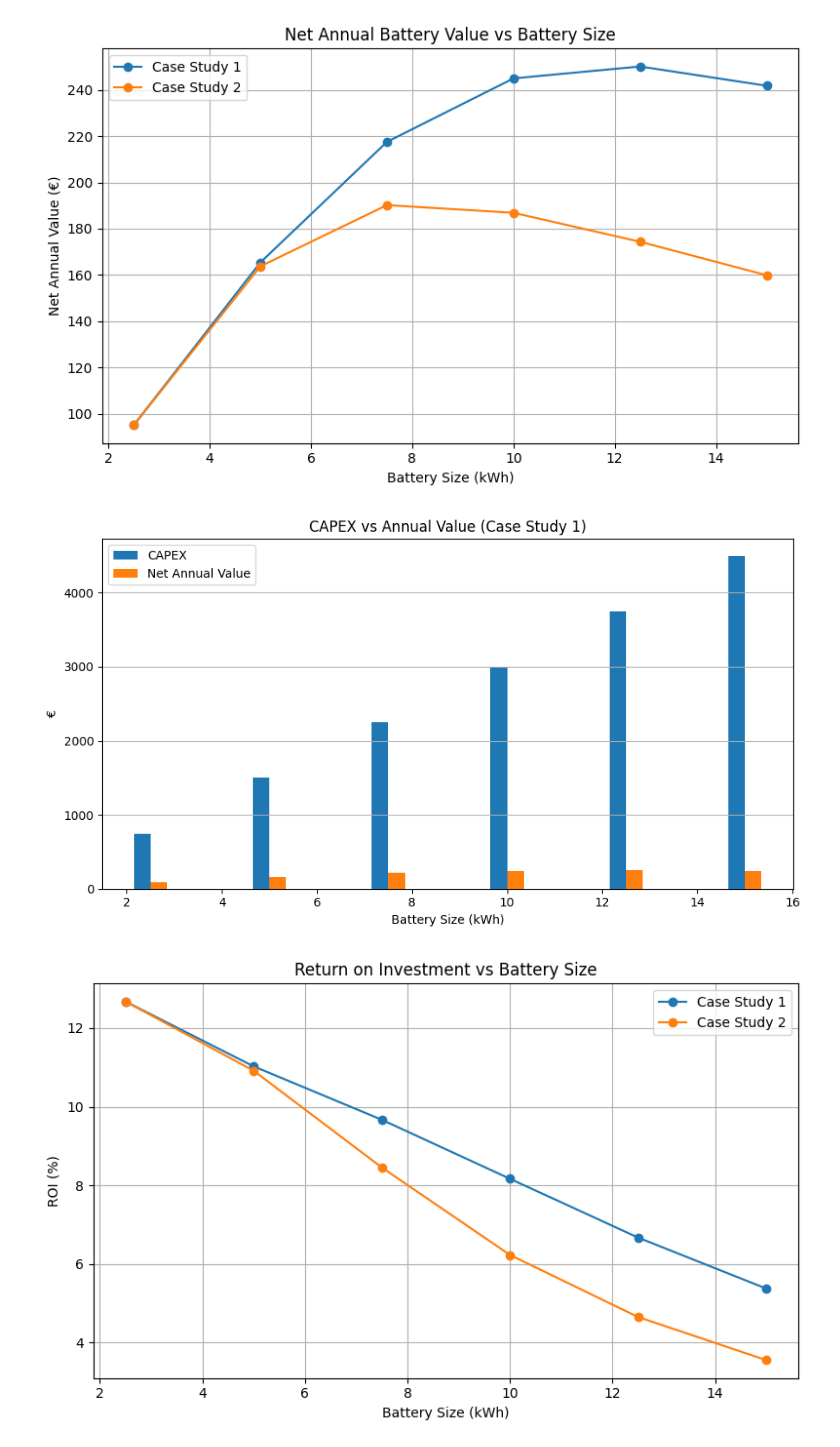
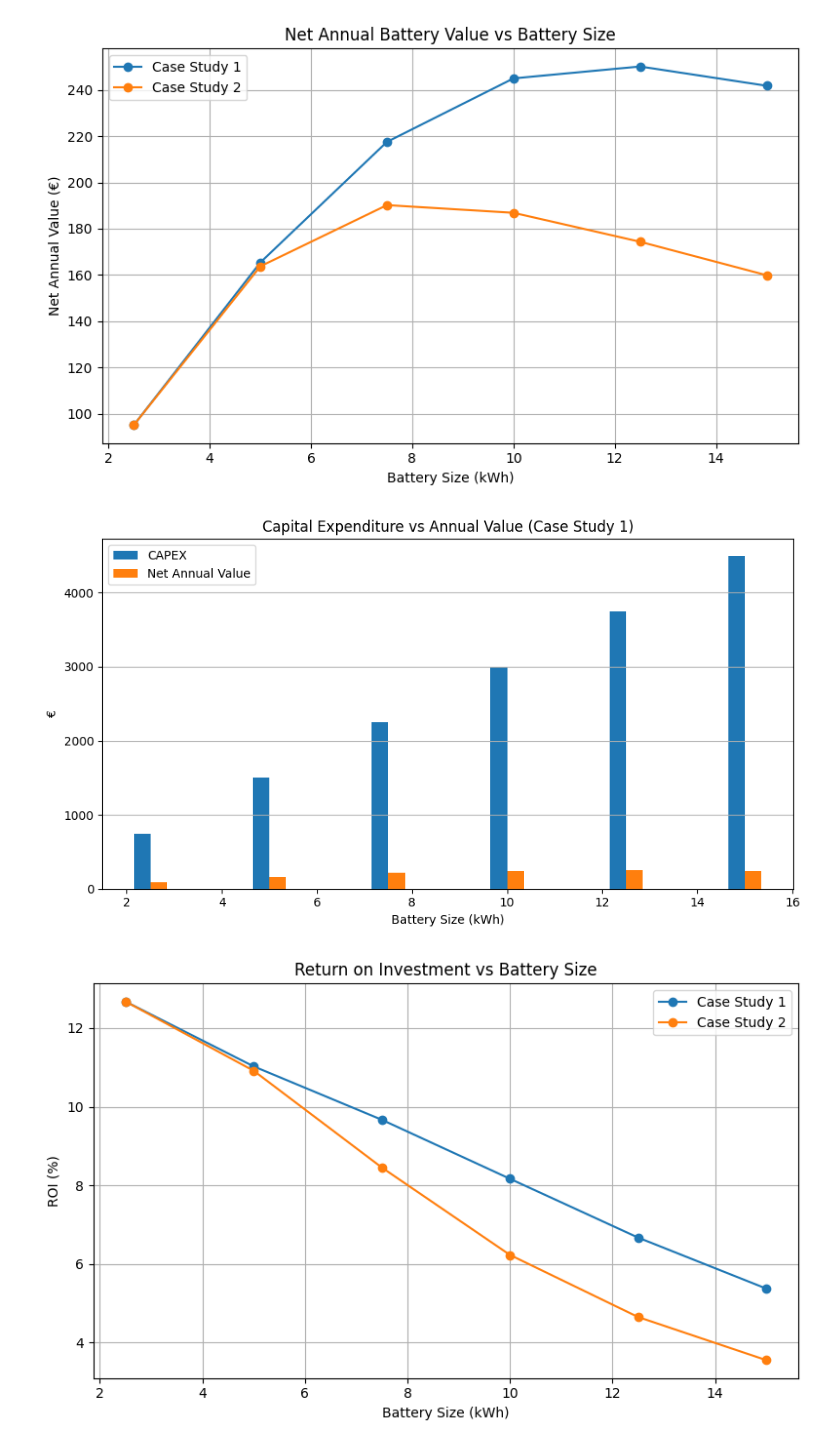
Before and after one commit to p-sav/PFDA, a Jupyter notebook: Project/Energy_analysis.ipynb, the cells around one changed output. Drawn from its saved outputs; the diff is of its cells as text; code cells hidden in the pictures.

```diff
--- a/Project/Energy_analysis.ipynb
+++ b/Project/Energy_analysis.ipynb
@@ -2236,24 +2236,24 @@ plt.show()
 # %%
 x = battery_case1['Battery_kWh']
 width = 0.35
 
 plt.figure(figsize=(9,5))
 
 plt.bar(x - width/2, battery_case1['CAPEX_€'],
         width, label='CAPEX')
 
 plt.bar(x + width/2, battery_case1['Net_Annual_Value_€'],
         width, label='Net Annual Value')
 
 plt.xlabel('Battery Size (kWh)')
 plt.ylabel('€')
-plt.title('CAPEX vs Annual Value (Case Study 1)')
+plt.title('Capital Expenditure vs Annual Value (Case Study 1)')
 plt.legend()
 plt.grid(axis='y')
 plt.tight_layout()
 plt.show()
 # %% [output]
-[figure, old version]
+[figure, new version]
 # %%
 # Ensure ROI_% is calculated for both case studies
 if 'ROI_%' not in battery_case1.columns:
```
Also changed, not shown: parts of 11 cells of this notebook.
